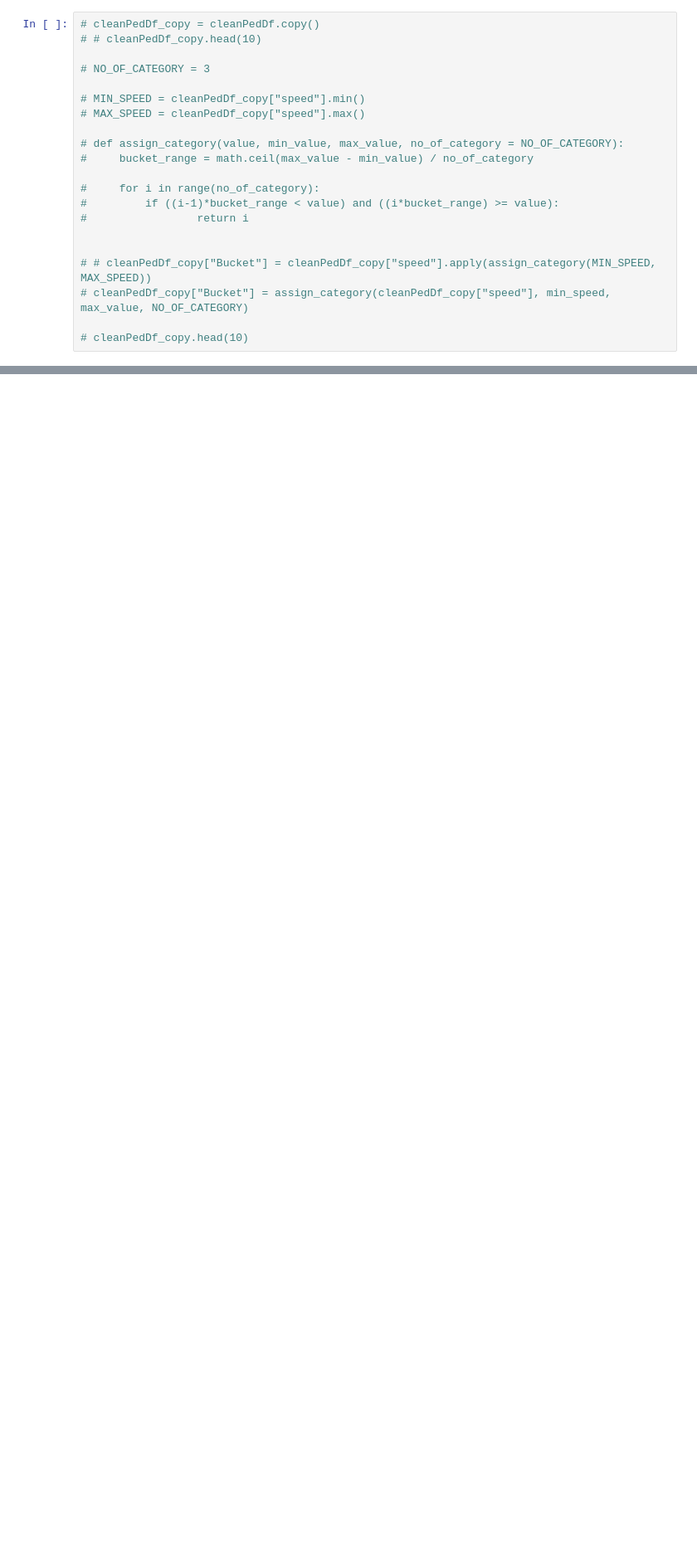
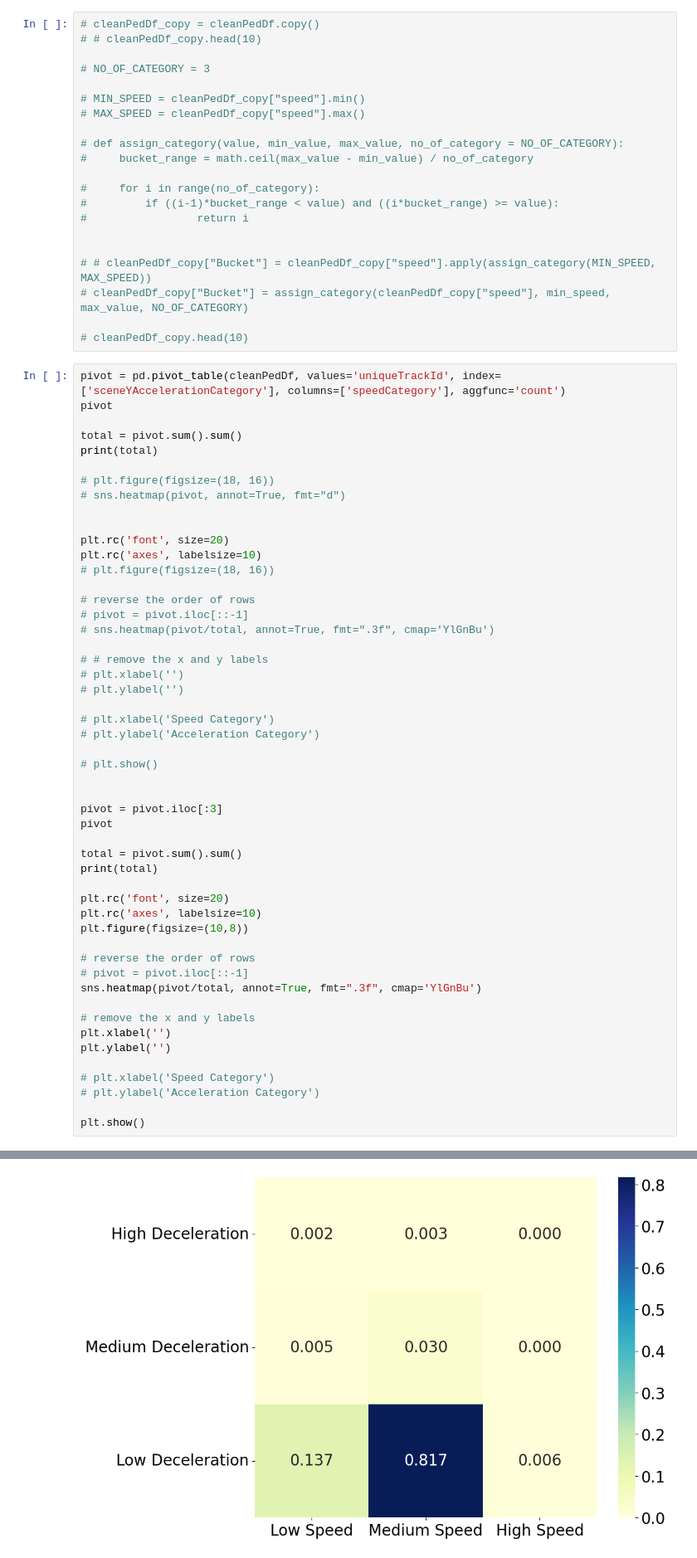
Before and after one commit to BUET-AV/behavior-hypotheses, a Jupyter notebook: src/notebooks/Behavior_Hypo_heatmap.ipynb, the cells around one changed output, grey strips where cells are left out. Shown at 83% size. Saved outputs shown, nothing was run; the diff lists cells and outputs as text; blank space fills up the shorter version.

```diff
--- a/src/notebooks/Behavior_Hypo_heatmap.ipynb
+++ b/src/notebooks/Behavior_Hypo_heatmap.ipynb
@@ -324,3 +320,55 @@ plt.show()
 # cleanPedDf_copy["Bucket"] = assign_category(cleanPedDf_copy["speed"], min_speed, max_value, NO_OF_CATEGORY)
 
 # cleanPedDf_copy.head(10)
+# %%
+pivot = pd.pivot_table(cleanPedDf, values='uniqueTrackId', index=['sceneYAccelerationCategory'], columns=['speedCategory'], aggfunc='count')
+pivot
+
+total = pivot.sum().sum()
+print(total)
+
+# plt.figure(figsize=(18, 16))
+# sns.heatmap(pivot, annot=True, fmt="d")
+
+
+plt.rc('font', size=20)
+plt.rc('axes', labelsize=10)
+# plt.figure(figsize=(18, 16))
+
+# reverse the order of rows
+# pivot = pivot.iloc[::-1]
+# sns.heatmap(pivot/total, annot=True, fmt=".3f", cmap='YlGnBu')
+
+# # remove the x and y labels
+# plt.xlabel('')
+# plt.ylabel('')
+
+# plt.xlabel('Speed Category')
+# plt.ylabel('Acceleration Category')
+
+# plt.show()
+
+
+pivot = pivot.iloc[:3]
+pivot
+
+total = pivot.sum().sum()
+print(total)
+
+plt.rc('font', size=20)
+plt.rc('axes', labelsize=10)
+plt.figure(figsize=(10,8))
+
+# reverse the order of rows
+# pivot = pivot.iloc[::-1]
+sns.heatmap(pivot/total, annot=True, fmt=".3f", cmap='YlGnBu')
+
+# remove the x and y labels
+plt.xlabel('')
+plt.ylabel('')
+
+# plt.xlabel('Speed Category')
+# plt.ylabel('Acceleration Category')
+
+plt.show()
+# %% [output]
@@ -327,3 +377,4 @@ plt.show()
+[figure, added]
 # %%
 cleanPedDf_copy = cleanPedDf.copy()
 cleanPedDf_copy.head(10)
```
Also changed, not shown: parts of 9 cells of this notebook, 4 other files.
